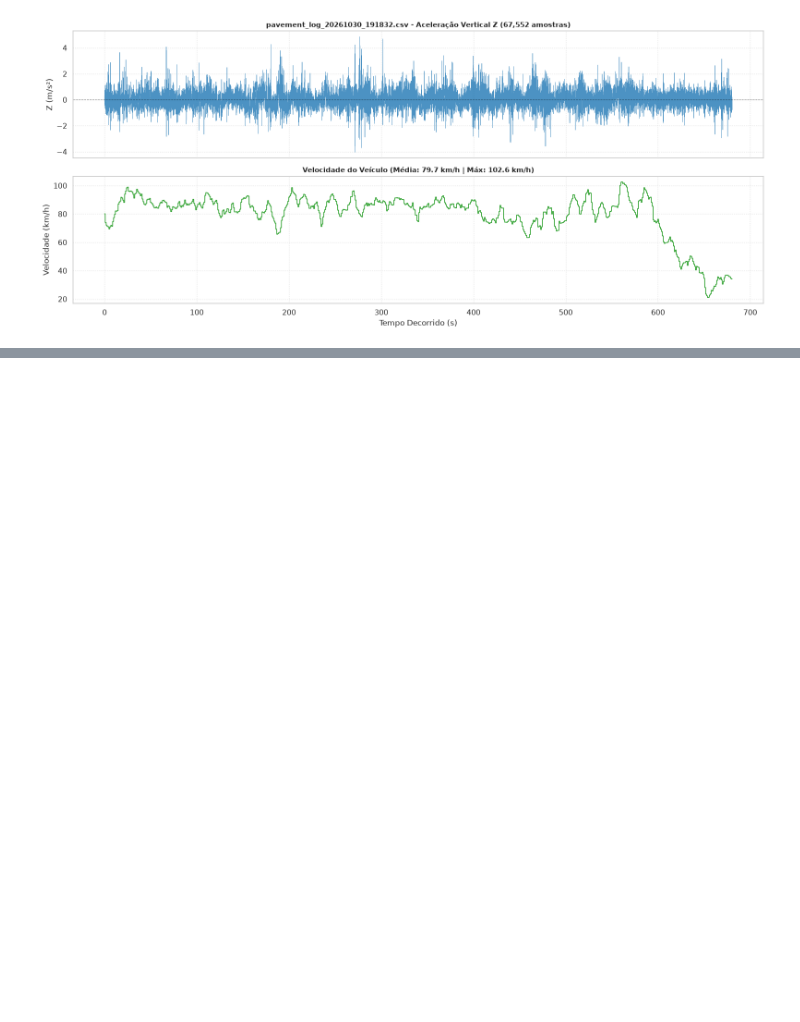
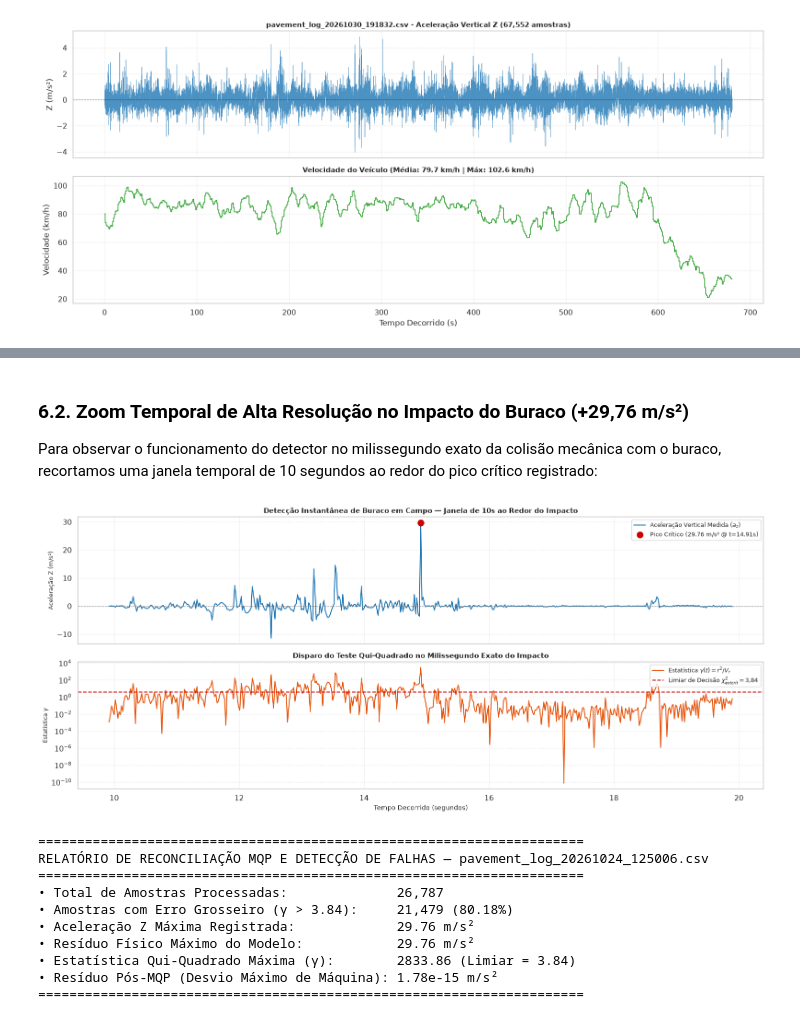
Before and after one commit to arthursouza6/avacada, a Jupyter notebook: concerns/analise_logs.ipynb, the cells around one changed output, grey strips where cells are left out. Saved outputs shown, nothing was run; the diff lists cells and outputs as text; code cells hidden in the pictures; blank space fills up the shorter version.

```diff
--- a/concerns/analise_logs.ipynb
+++ b/concerns/analise_logs.ipynb
@@ -400,0 +536,62 @@ Exibindo detalhes para o log com maior amostragem GPS: pavement_log_20261030_191
+# %% [markdown]
+### 6.2. Zoom Temporal de Alta Resolução no Impacto do Buraco (+29,76 m/s²)
+
+Para observar o funcionamento do detector no milissegundo exato da colisão mecânica com o buraco, recortamos uma janela temporal de 10 segundos ao redor do pico crítico registrado:
+# %%
+# Localizar instante do pico máximo
+idx_peak = df_mqp['y_az'].idxmax()
+t_peak = df_mqp.loc[idx_peak, 'elapsed_sec']
+
+# Recorte de 10 segundos centrado no evento
+window_zoom = df_mqp[(df_mqp['elapsed_sec'] >= t_peak - 5) & (df_mqp['elapsed_sec'] <= t_peak + 5)].copy()
+
+fig, (ax_z_zoom, ax_g_zoom) = plt.subplots(2, 1, figsize=(16, 7), sharex=True)
+
+# Painel Superior: Aceleração Z com Destaque do Pico
+ax_z_zoom.plot(window_zoom['elapsed_sec'], window_zoom['y_az'], color='#1f77b4', linewidth=1.5, label=r'Aceleração Vertical Medida ($a_z$)')
+ax_z_zoom.axhline(0, color='gray', linestyle='--', linewidth=0.8)
+ax_z_zoom.scatter([t_peak], [df_mqp.loc[idx_peak, 'y_az']], color='#cc0000', s=90, zorder=5,
+                  label=f"Pico Crítico ({df_mqp.loc[idx_peak, 'y_az']:.2f} m/s² @ t={t_peak:.2f}s)")
+ax_z_zoom.set_title(f"Detecção Instantânea de Buraco em Campo — Janela de 10s ao Redor do Impacto", fontsize=11, fontweight='bold')
+ax_z_zoom.set_ylabel("Aceleração Z (m/s²)", fontsize=9)
+ax_z_zoom.grid(True, linestyle=':', alpha=0.6)
+ax_z_zoom.legend(loc="upper right", fontsize=9)
+
+# Painel Inferior: Estatística Qui-Quadrado no Instante do Impacto
+ax_g_zoom.plot(window_zoom['elapsed_sec'], window_zoom['gamma'], color='#e6550d', linewidth=1.5, label=r'Estatística $\gamma(t) = r^2 / V_r$')
+ax_g_zoom.axhline(3.84, color='#cc0000', linestyle='--', linewidth=1.5, label=r'Limiar de Decisão $\chi^2_{	ext{crit}} = 3{,}84$')
+ax_g_zoom.set_yscale("log")
+ax_g_zoom.set_title("Disparo do Teste Qui-Quadrado no Milissegundo Exato do Impacto", fontsize=11, fontweight='bold')
+ax_g_zoom.set_xlabel("Tempo Decorrido (segundos)", fontsize=10)
+ax_g_zoom.set_ylabel(r"Estatística $\gamma$", fontsize=9)
+ax_g_zoom.grid(True, linestyle=':', alpha=0.6)
+ax_g_zoom.legend(loc="upper right", fontsize=9)
+
+plt.tight_layout()
+plt.show()
+
+# ==============================================================================
+# RELATÓRIO ESTATÍSTICO EXECUTIVO DO MQP
+# ==============================================================================
+print("=" * 70)
+print(f"RELATÓRIO DE RECONCILIAÇÃO MQP E DETECÇÃO DE FALHAS — {target_entry['Arquivo']}")
+print("=" * 70)
+print(f"• Total de Amostras Processadas:              {len(df_mqp):,}")
+print(f"• Amostras com Erro Grosseiro (γ > 3.84):     {len(anom):,} ({len(anom)/len(df_mqp)*100:.2f}%)")
+print(f"• Aceleração Z Máxima Registrada:             {df_mqp['y_az'].max():.2f} m/s²")
+print(f"• Resíduo Físico Máximo do Modelo:            {df_mqp['r'].abs().max():.2f} m/s²")
+print(f"• Estatística Qui-Quadrado Máxima (γ):        {df_mqp['gamma'].max():.2f} (Limiar = 3.84)")
+print(f"• Resíduo Pós-MQP (Desvio Máximo de Máquina): {np.abs(df_mqp['post_residual']).max():.2e} m/s²")
+print("=" * 70)
+# %% [output]
+[figure, added]
+======================================================================
+RELATÓRIO DE RECONCILIAÇÃO MQP E DETECÇÃO DE FALHAS — pavement_log_20261024_125006.csv
+======================================================================
+• Total de Amostras Processadas:              26,787
+• Amostras com Erro Grosseiro (γ > 3.84):     21,479 (80.18%)
+• Aceleração Z Máxima Registrada:             29.76 m/s²
+• Resíduo Físico Máximo do Modelo:            29.76 m/s²
+• Estatística Qui-Quadrado Máxima (γ):        2833.86 (Limiar = 3.84)
+• Resíduo Pós-MQP (Desvio Máximo de Máquina): 1.78e-15 m/s²
+======================================================================
```
Also changed, not shown: parts of 4 cells of this notebook, 8 other files.
